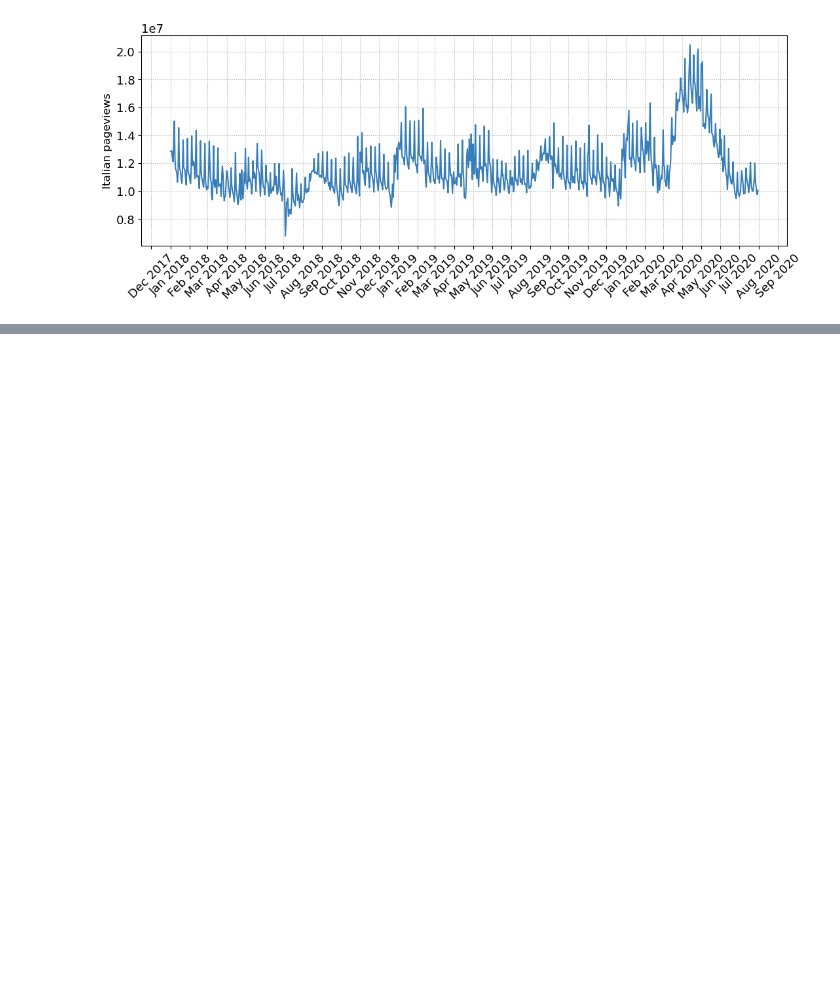
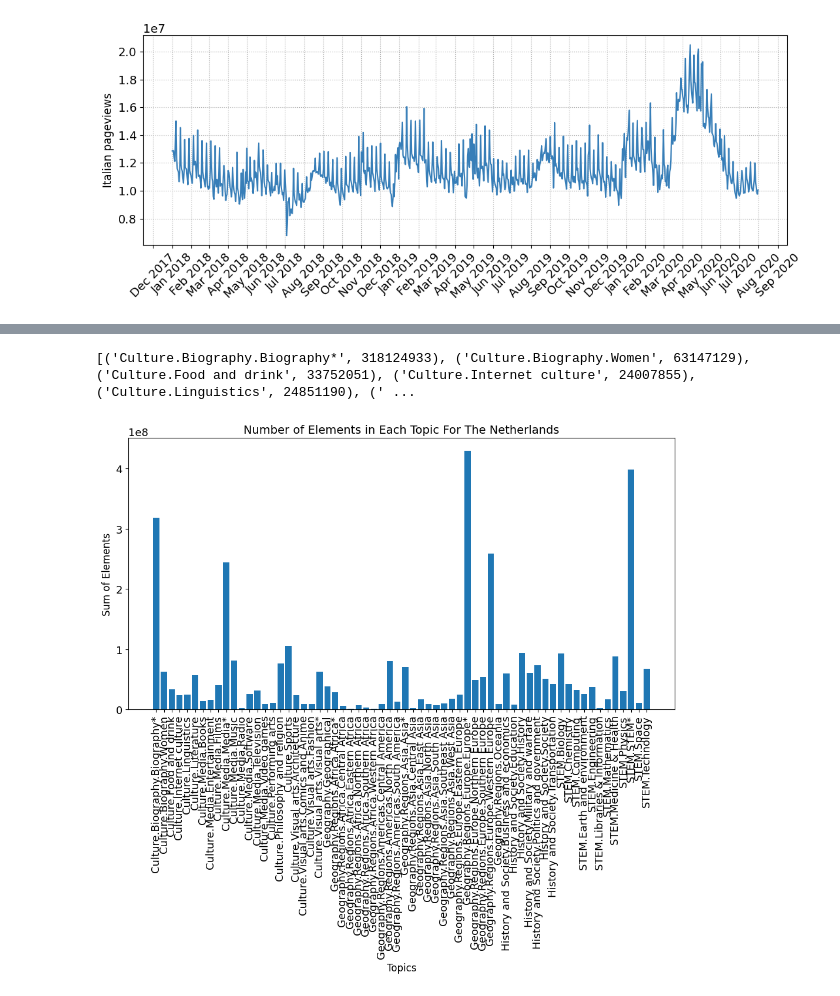
Before and after one commit to epfl-ada/ada-2023-project-rablashijupa, a Jupyter notebook: analyses/project.ipynb, the cells around one changed output, grey strips where cells are left out. Cells and saved outputs as stored; diff of their text form; code cells hidden in the pictures; blank space fills up the shorter version.

```diff
--- a/analyses/project.ipynb
+++ b/analyses/project.ipynb
@@ -161,0 +209,18 @@ dtype: int64
+# %%
+sums_list = sum_topics(agg, 'nl')
+
+print(sums_list)
+
+topics = [item[0] for item in sums_list]
+sums = [item[1] for item in sums_list]
+
+plt.figure(figsize=(12, 6))
+plt.bar(topics, sums)
+plt.xticks(rotation=90)
+plt.xlabel('Topics')
+plt.ylabel('Sum of Elements')
+plt.title('Number of Elements in Each Topic For The Netherlands')
+plt.show()
+# %% [output]
+[('Culture.Biography.Biography*', 318124933), ('Culture.Biography.Women', 63147129), ('Culture.Food and drink', 33752051), ('Culture.Internet culture', 24007855), ('Culture.Linguistics', 24851190), (' ...
+[figure, added]
```
Also changed, not shown: parts of 8 cells of this notebook.
